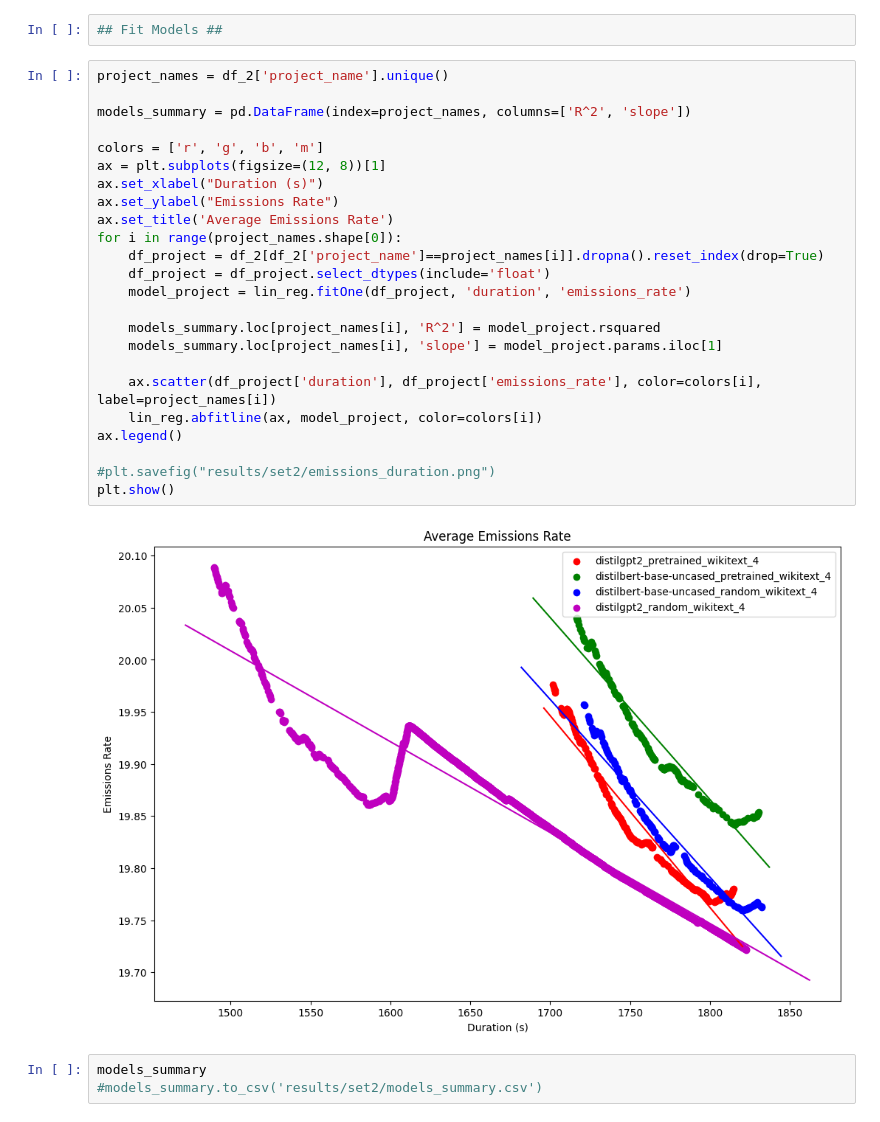
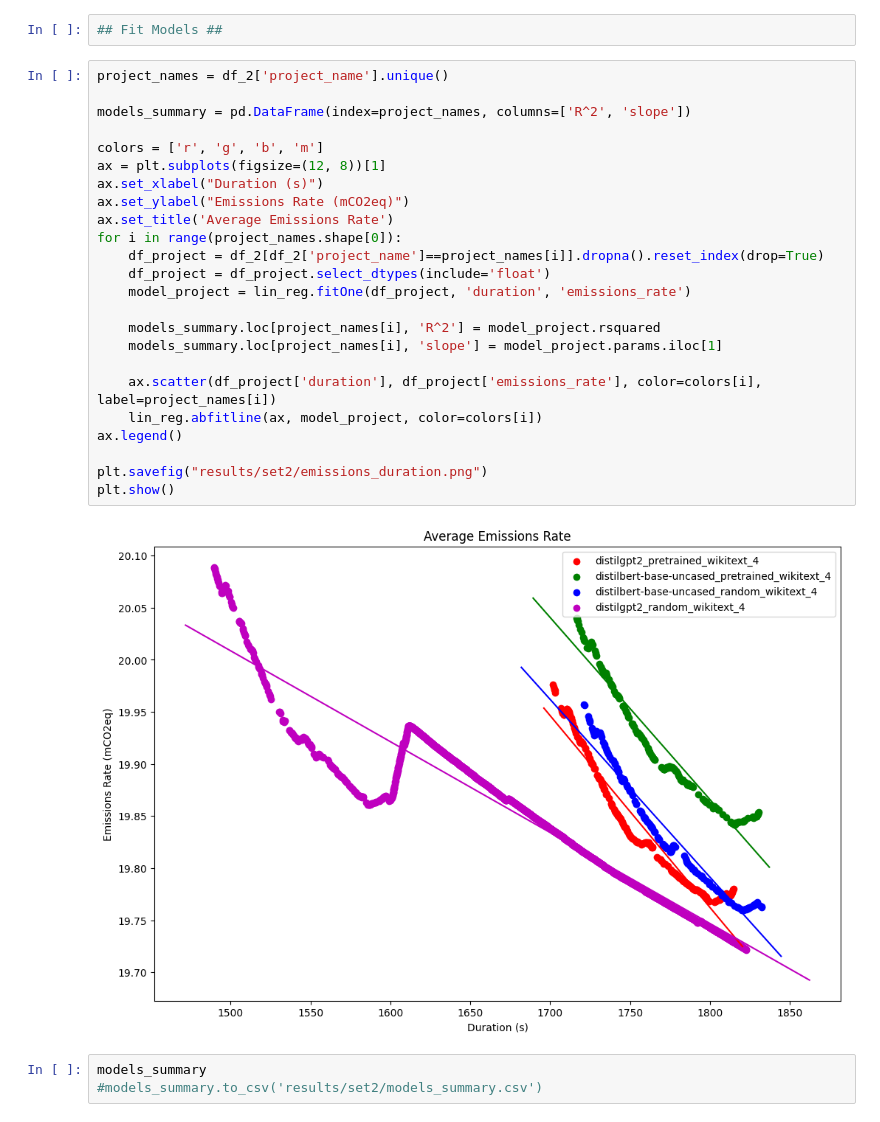
Before and after one commit to Burgundy800020/AI_sus_repo, a Jupyter notebook: Starter.ipynb, the cells around one changed output. Drawn from its saved outputs; the diff is of its cells as text.

Commit message:
new graphics

```diff
--- a/Starter.ipynb
+++ b/Starter.ipynb
@@ -280,29 +280,29 @@ by_project_name
 # %%
 project_names = df_2['project_name'].unique()
 
 models_summary = pd.DataFrame(index=project_names, columns=['R^2', 'slope'])
 
 colors = ['r', 'g', 'b', 'm']
 ax = plt.subplots(figsize=(12, 8))[1]
 ax.set_xlabel("Duration (s)")
-ax.set_ylabel("Emissions Rate")
+ax.set_ylabel("Emissions Rate (mCO2eq)")
 ax.set_title('Average Emissions Rate')
 for i in range(project_names.shape[0]):
     df_project = df_2[df_2['project_name']==project_names[i]].dropna().reset_index(drop=True)
     df_project = df_project.select_dtypes(include='float')
     model_project = lin_reg.fitOne(df_project, 'duration', 'emissions_rate')
 
     models_summary.loc[project_names[i], 'R^2'] = model_project.rsquared
     models_summary.loc[project_names[i], 'slope'] = model_project.params.iloc[1]
 
     ax.scatter(df_project['duration'], df_project['emissions_rate'], color=colors[i], label=project_names[i])
     lin_reg.abfitline(ax, model_project, color=colors[i])
 ax.legend()
 
-#plt.savefig("results/set2/emissions_duration.png")
+plt.savefig("results/set2/emissions_duration.png")
 plt.show()
 # %% [output]
-[figure, old version]
+[figure, new version]
 # %%
 models_summary
 #models_summary.to_csv('results/set2/models_summary.csv')
```
Also changed, not shown: parts of 1 cell of this notebook, 2 other files.
